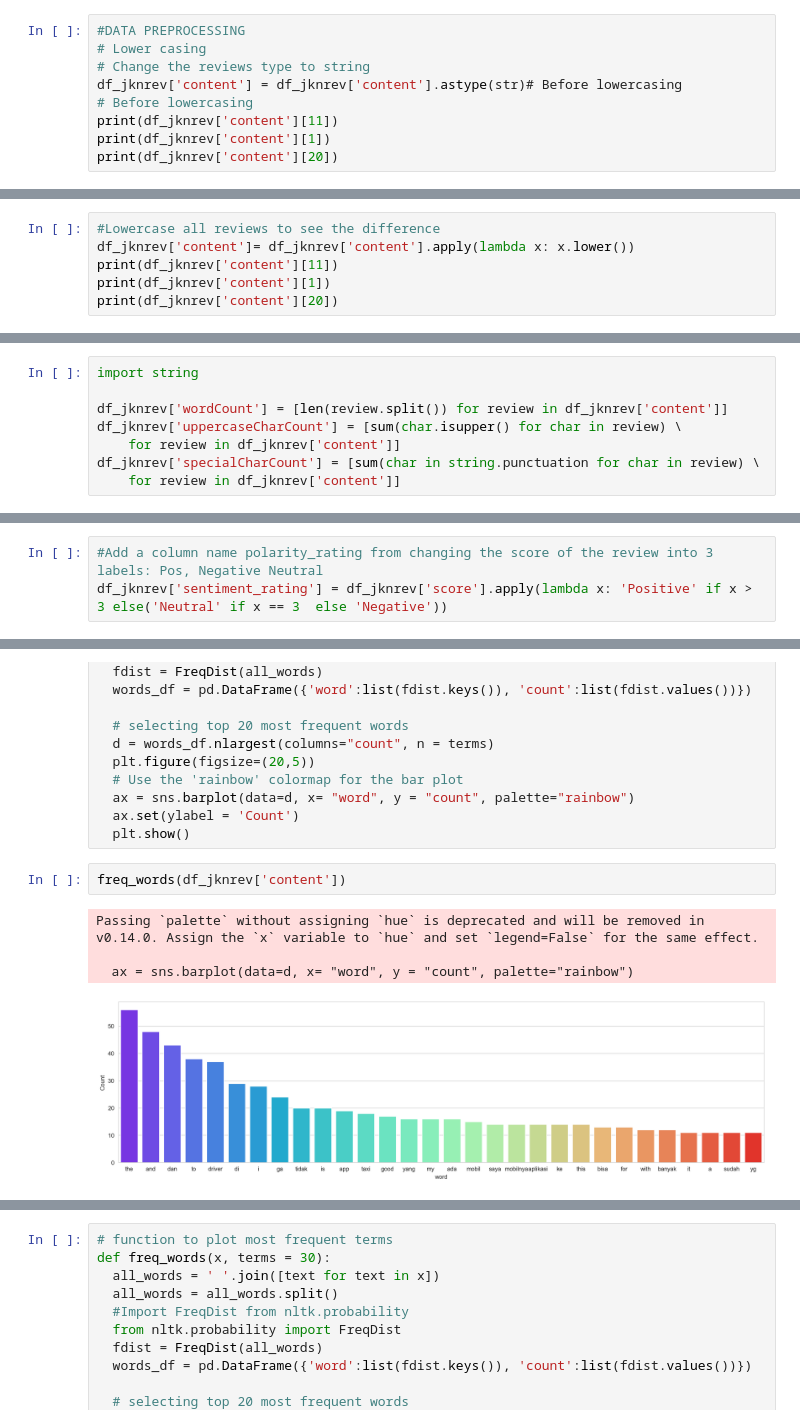
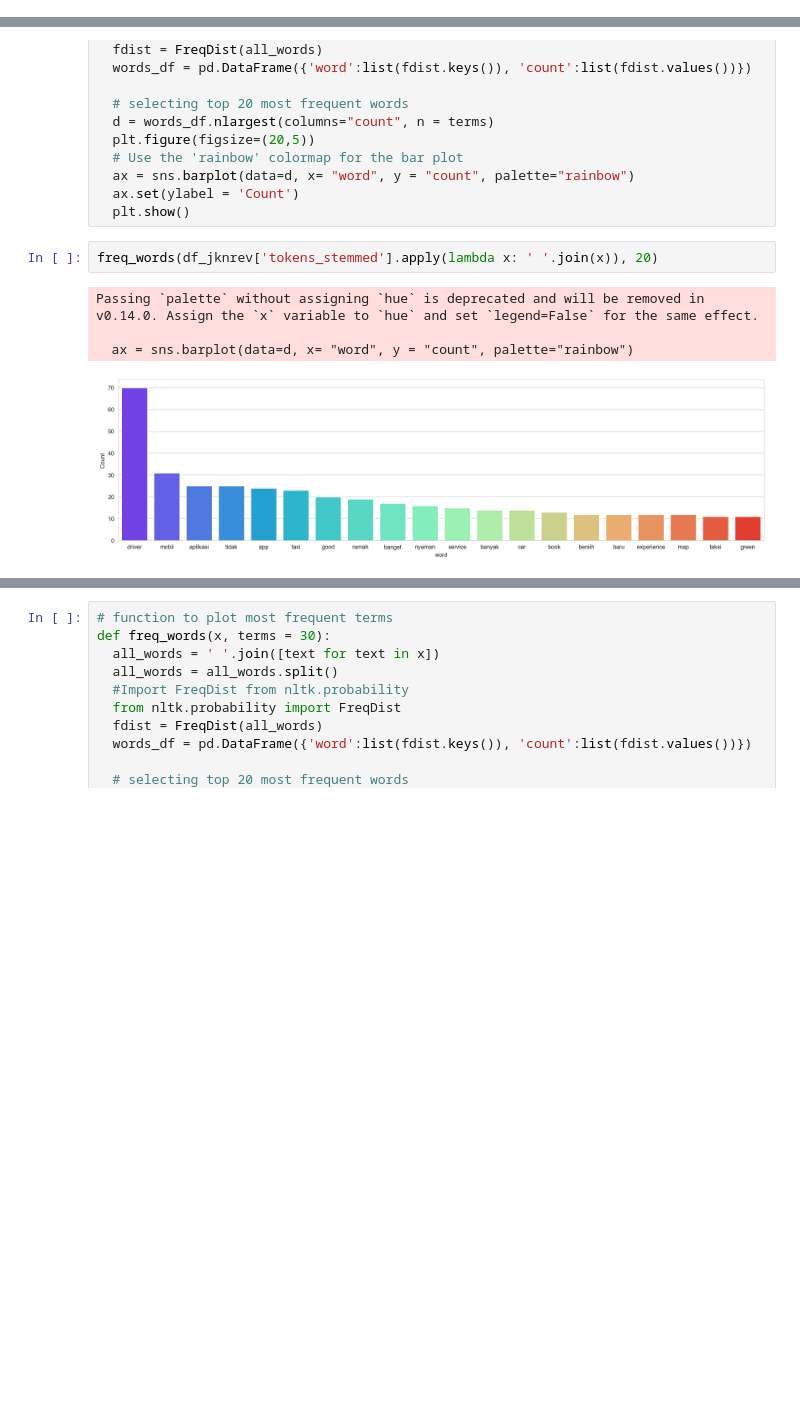
Before and after one commit to Viggofudail/PBA_2025_Viggo, a Jupyter notebook: PBA week 2.ipynb, the cells around one changed output, grey strips where cells are left out. Saved outputs shown, nothing was run; the diff lists cells and outputs as text; blank space fills up the shorter version.

Commit message:
Updated cleaned data shown

```diff
--- a/PBA week 2.ipynb
+++ b/PBA week 2.ipynb
@@ -329,9 +307,0 @@ df_clean
-# %%
-#DATA PREPROCESSING
-# Lower casing
-# Change the reviews type to string
-df_jknrev['content'] = df_jknrev['content'].astype(str)# Before lowercasing
-# Before lowercasing
-print(df_jknrev['content'][11])
-print(df_jknrev['content'][1])
-print(df_jknrev['content'][20])
@@ -342,6 +307,0 @@ nice and easy app for transportation
-# %%
-#Lowercase all reviews to see the difference
-df_jknrev['content']= df_jknrev['content'].apply(lambda x: x.lower())
-print(df_jknrev['content'][11])
-print(df_jknrev['content'][1])
-print(df_jknrev['content'][20])
@@ -367,8 +307,0 @@ print(indonesian_stopwords[:20])
-# %%
-import string
-
-df_jknrev['wordCount'] = [len(review.split()) for review in df_jknrev['content']]
-df_jknrev['uppercaseCharCount'] = [sum(char.isupper() for char in review) \
-    for review in df_jknrev['content']]
-df_jknrev['specialCharCount'] = [sum(char in string.punctuation for char in review) \
-    for review in df_jknrev['content']]
@@ -391,4 +308 @@ df_jknrev.loc[:,["content","score","sentiment_polarity", "sentiment_subjective",
-# %%
-#Add a column name polarity_rating from changing the score of the review into 3 labels: Pos, Negative Neutral
-df_jknrev['sentiment_rating'] = df_jknrev['score'].apply(lambda x: 'Positive' if x > 3 else('Neutral' if x == 3  else 'Negative'))
 # %%
@@ -437,9 +339,9 @@ def freq_words(x, terms = 30):
   ax.set(ylabel = 'Count')
   plt.show()
 # %%
-freq_words(df_jknrev['content'])
+freq_words(df_jknrev['tokens_stemmed'].apply(lambda x: ' '.join(x)), 20)
 # %% [output]
 Passing `palette` without assigning `hue` is deprecated and will be removed in v0.14.0. Assign the `x` variable to `hue` and set `legend=False` for the same effect.
 
   ax = sns.barplot(data=d, x= "word", y = "count", palette="rainbow")
-[figure, old version]
+[figure, new version]
```
Also changed, not shown: parts of 38 cells of this notebook, 2 other files.
